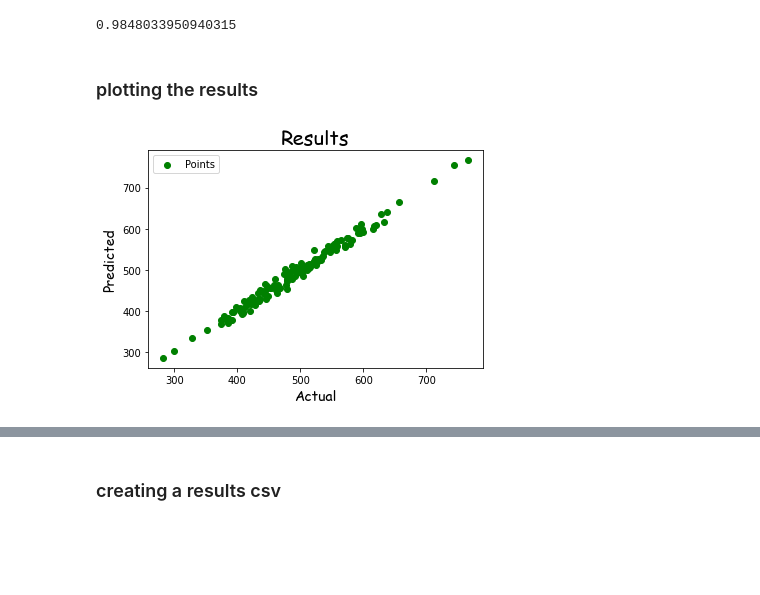
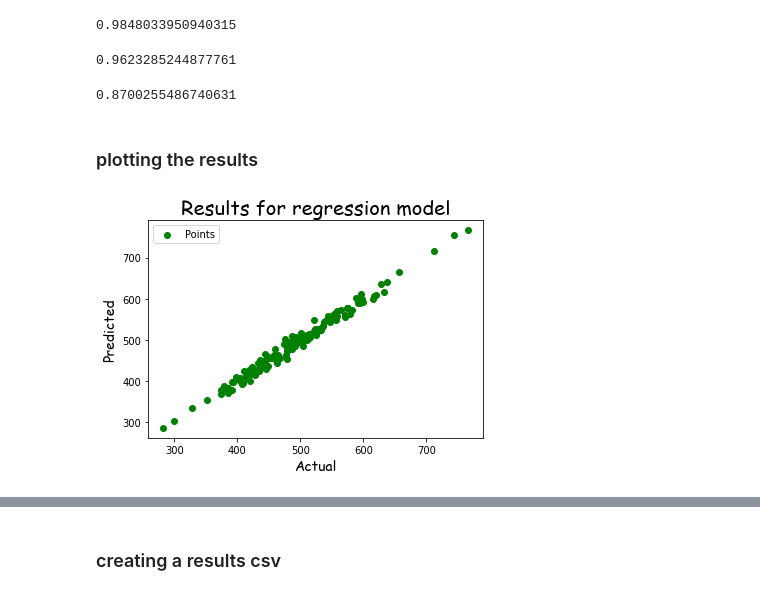
Before and after one commit to siddh34/DSML-Project, a Jupyter notebook: analysis.ipynb, the cells around one changed output, grey strips where cells are left out. Drawn from its saved outputs; the diff is of its cells as text; code cells hidden in the pictures; blank space fills up the shorter version.

Commit message:
"Included three model"

```diff
--- a/analysis.ipynb
+++ b/analysis.ipynb
@@ -204,23 +283,31 @@ from sklearn.metrics import r2_score
 r2_score(y_test,pred)
 # %% [output]
 0.9848033950940315
+# %%
+r2_score(y_test,predictPossion)
+# %% [output]
+0.9623285244877761
+# %%
+r2_score(y_test,dtPred)
+# %% [output]
+0.8700255486740631
 # %% [markdown]
 ### plotting the results
 # %%
 # figure size
 # plt.figure(figsize={5,8})
 # title
-plt.title("Results", fontdict={'fontname': 'comic sans MS', 'fontsize': 20})
+plt.title("Results for regression model", fontdict={'fontname': 'comic sans MS', 'fontsize': 20})
 # plot graph
 plt.scatter(y_test,pred,color='green',label="Points",marker='o')
 # x and y
 plt.xlabel("Actual",fontdict={'fontname': 'comic sans MS', 'fontsize': 14})
 plt.ylabel("Predicted",fontdict={'fontname': 'comic sans MS', 'fontsize': 14})
 # legends
 plt.legend(loc='upper left');
 # saving the plot
 plt.savefig("Results.png",dpi=300)
 # show graph
 plt.show()
 # %% [output]
-[figure, old version]
+[figure, new version]
```
Also changed, not shown: parts of 20 cells of this notebook, 4 other files.
